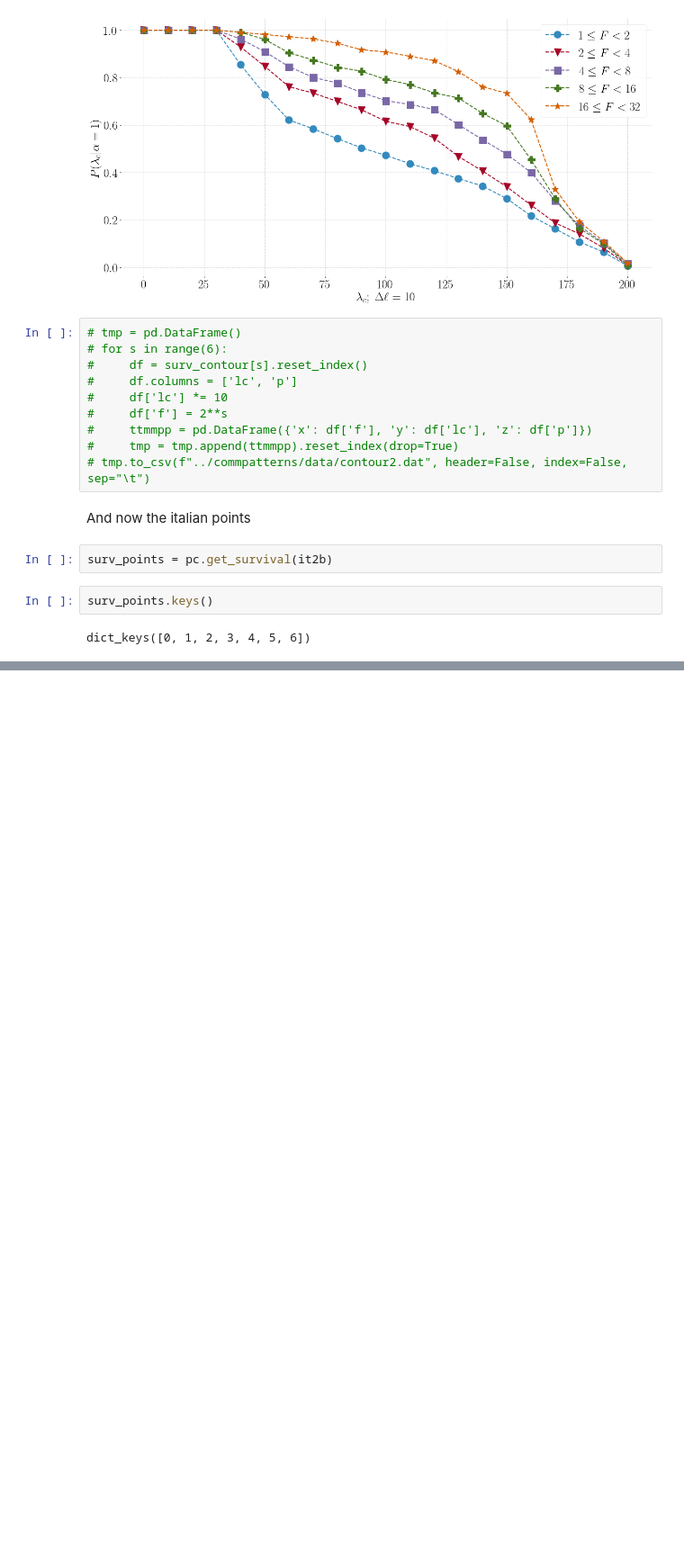
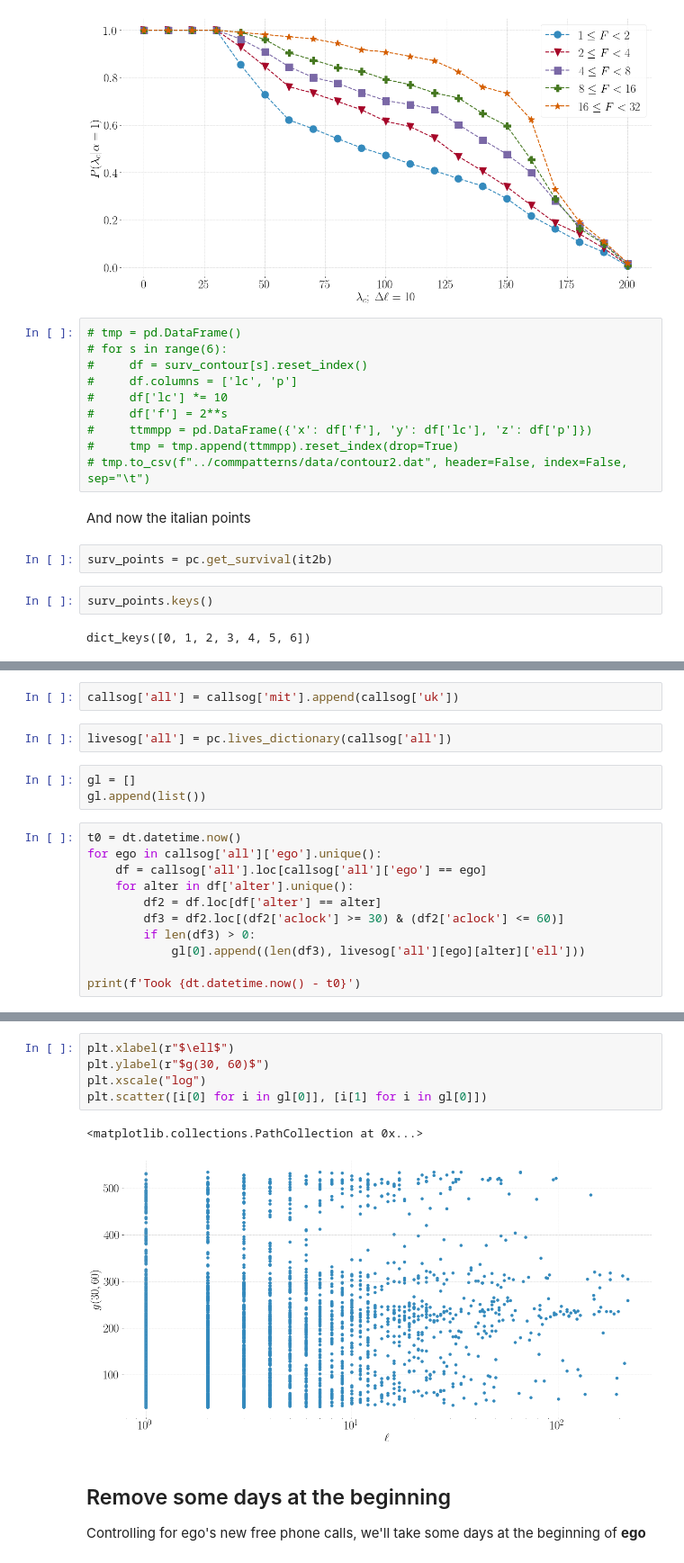
Before and after one commit to nitnelav27/comm_patterns, a Jupyter notebook: 202107.ipynb, the cells around one changed output, grey strips where cells are left out. Shown at 90% size. Saved outputs shown, nothing was run; the diff lists cells and outputs as text; blank space fills up the shorter version.

```diff
--- a/202107.ipynb
+++ b/202107.ipynb
@@ -441,0 +521,18 @@ See the caveats in the documentation: https://pandas.pydata.org/pandas-docs/stab
+# %%
+callsog['all'] = callsog['mit'].append(callsog['uk'])
+# %%
+livesog['all'] = pc.lives_dictionary(callsog['all'])
+# %%
+gl = []
+gl.append(list())
+# %%
+t0 = dt.datetime.now()
+for ego in callsog['all']['ego'].unique():
+    df = callsog['all'].loc[callsog['all']['ego'] == ego]
+    for alter in df['alter'].unique():
+        df2 = df.loc[df['alter'] == alter]
+        df3 = df2.loc[(df2['aclock'] >= 30) & (df2['aclock'] <= 60)]
+        if len(df3) > 0:
+            gl[0].append((len(df3), livesog['all'][ego][alter]['ell']))
+
+print(f'Took {dt.datetime.now() - t0}')
@@ -441,0 +541,12 @@ See the caveats in the documentation: https://pandas.pydata.org/pandas-docs/stab
+# %%
+plt.xlabel(r"$\ell$")
+plt.ylabel(r"$g(30, 60)$")
+plt.xscale("log")
+plt.scatter([i[0] for i in gl[0]], [i[1] for i in gl[0]])
+# %% [output]
+<matplotlib.collections.PathCollection at 0x...>
+[figure, added]
+# %% [markdown]
+## Remove some days at the beginning
+
+Controlling for ego's new free phone calls, we'll take some days at the beginning of **ego**
```
Also changed, not shown: parts of 41 cells of this notebook, 5 other files.
